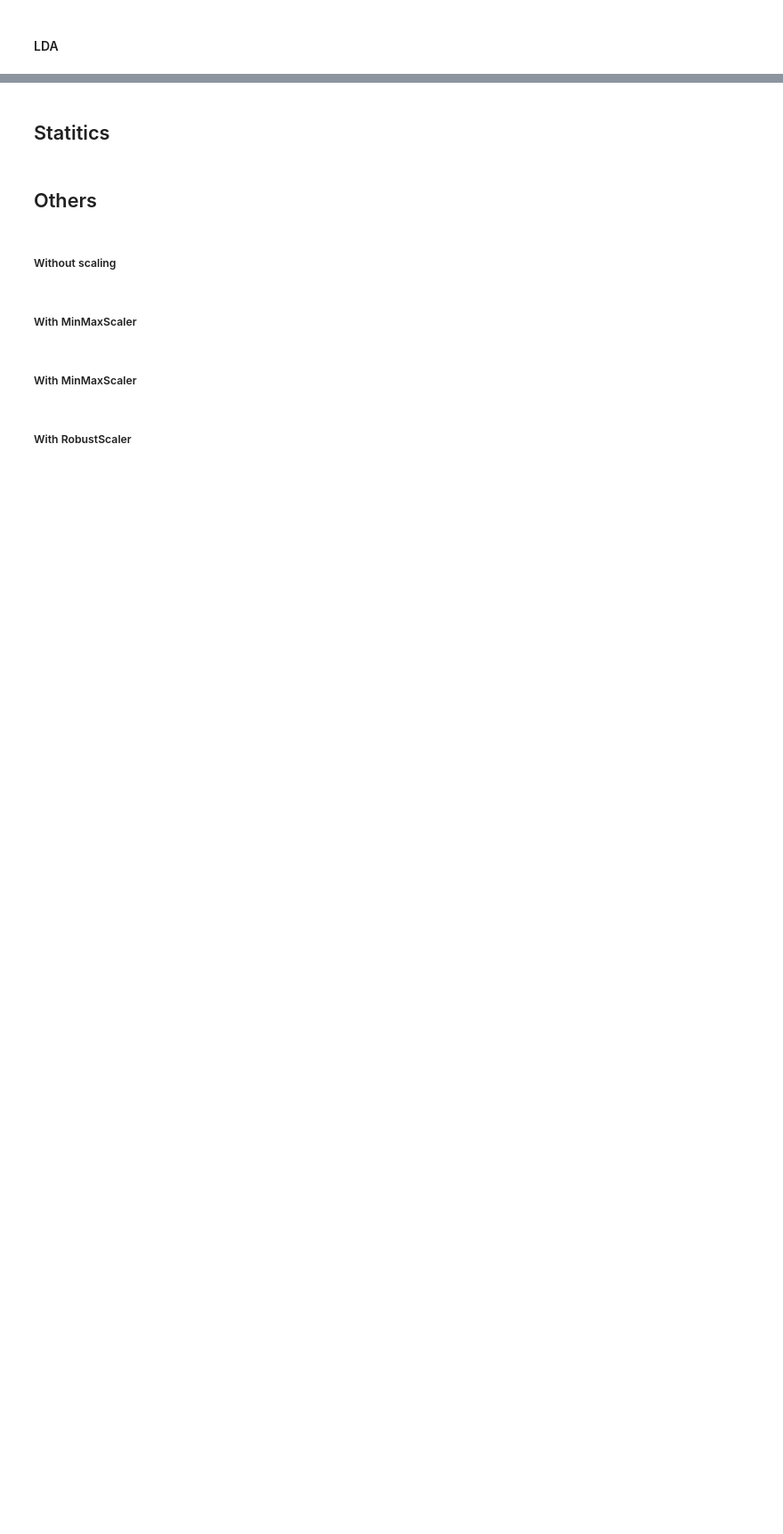
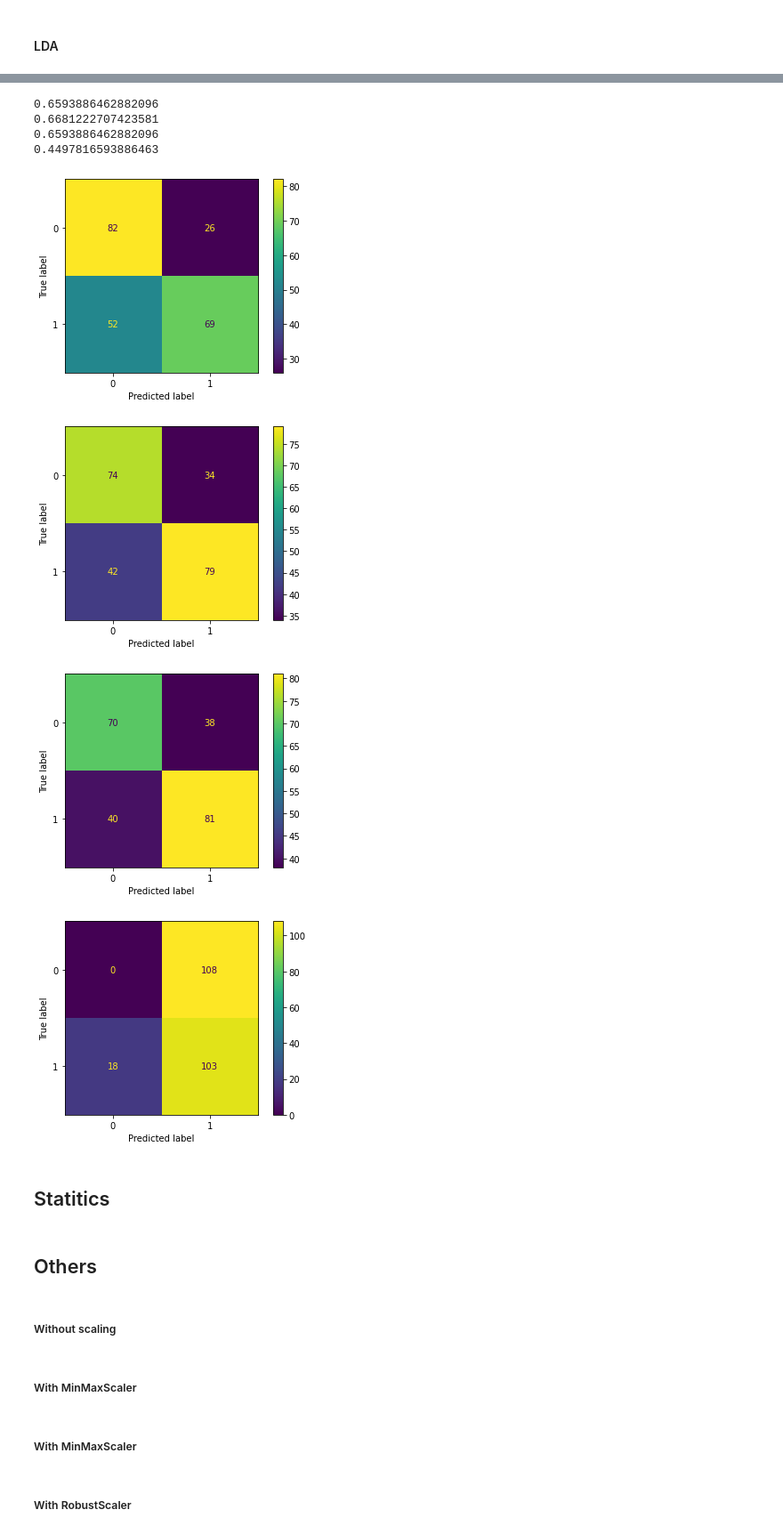
Before and after one commit to daterka/Use-of-machine-learning-methods-to-diagnose-schizophrenia-based-on-EEG-signal, a Jupyter notebook: Clean up version.ipynb, the cells around one changed output, grey strips where cells are left out. Shown at 89% size. Drawn from its saved outputs; the diff is of its cells as text; code cells hidden in the pictures; blank space fills up the shorter version.

```diff
--- a/Clean up version.ipynb
+++ b/Clean up version.ipynb
@@ -197,3 +212,19 @@ plot_confusion_matrix(knn, X_test.reshape(-1, 1), y_test)
+# %%
+for kernel in ['linear', 'poly', 'rbf', 'sigmoid']:
+    svc = SVC(kernel=kernel)
+    svc.fit(X_train, y_train)
+    y_pred = svc.predict(X_test)
+    print(svc.score(X_test, y_test))
+    ConfusionMatrixDisplay.from_predictions(y_test, y_pred)
+# %% [output]
+0.6593886462882096
+0.6681222707423581
+0.6593886462882096
+0.4497816593886463
+[figure, added]
+[figure, added]
+[figure, added]
+[figure, added]
 # %% [markdown]
 ## Statitics
 # %% [markdown]
```
Also changed, not shown: parts of 27 cells of this notebook, 1 other file.
